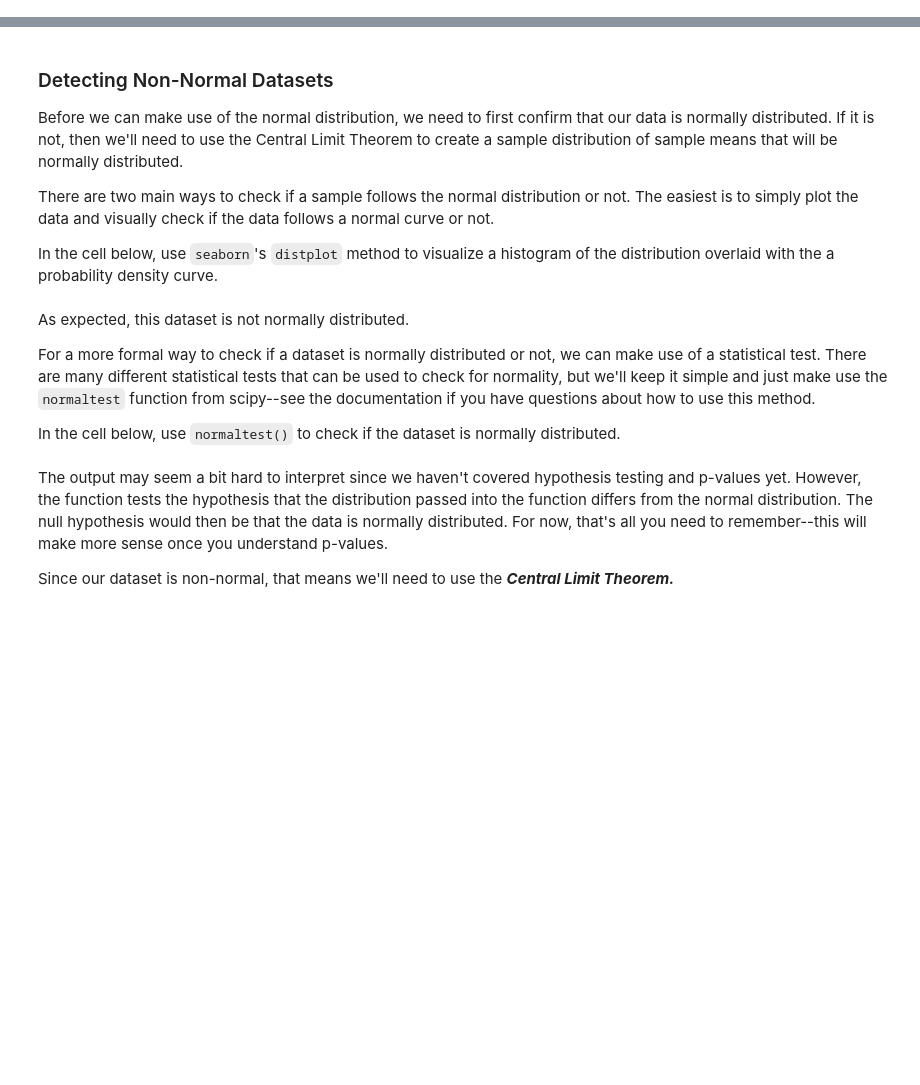
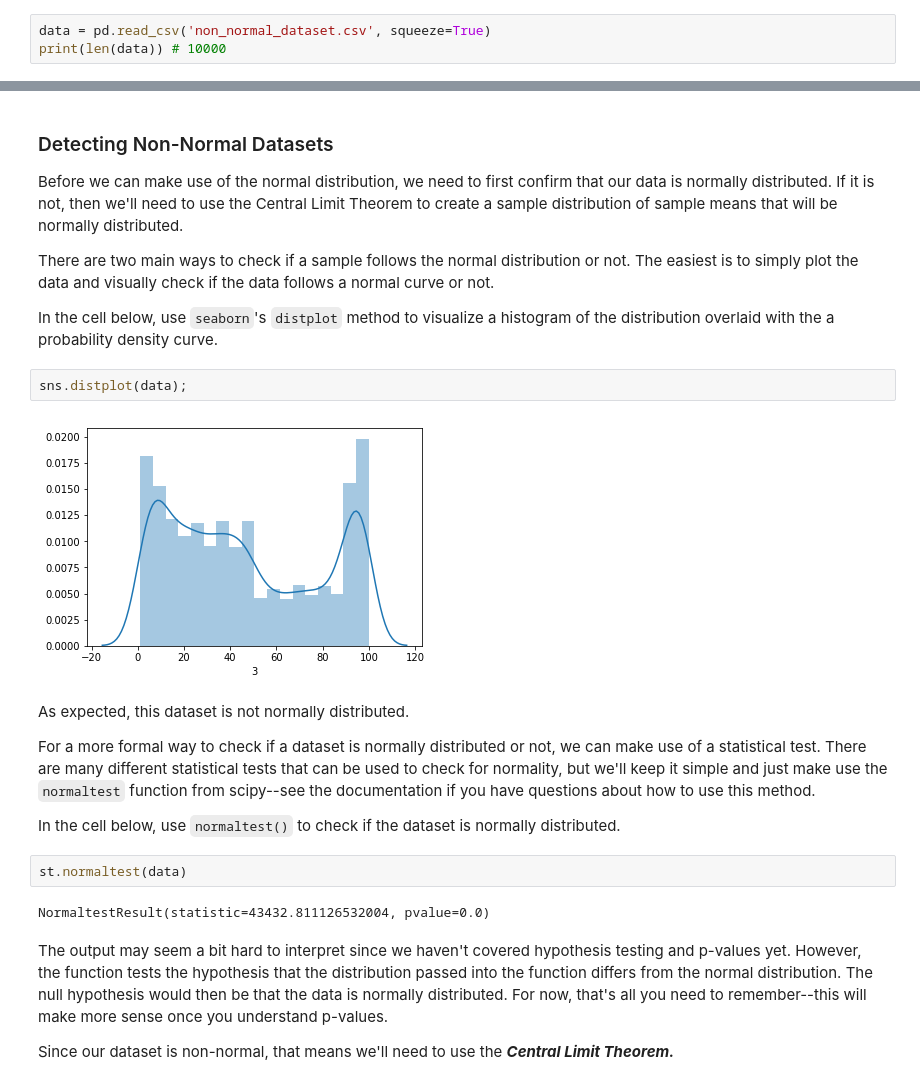
Before and after one commit to learn-co-curriculum/dsc-central-limit-theorem-lab, a Jupyter notebook: index.ipynb, the cells around one changed output, grey strips where cells are left out. Saved outputs shown, nothing was run; the diff lists cells and outputs as text; blank space fills up the shorter version.

```diff
--- a/index.ipynb
+++ b/index.ipynb
@@ -20,3 +20,6 @@ np.random.seed(0)
 Next, read in the dataset.  A dataset of 10,000 numbers is stored in `non_normal_dataset.csv`. Use pandas to read the data in to a series.
 
 **_Hint:_** Any of the `read_` methods in pandas will store 1-dimensional in a Series instead of a DataFrame if passed in the optimal parameter `squeeze=True`.
+# %%
+data = pd.read_csv('non_normal_dataset.csv', squeeze=True)
+print(len(data)) # 10000
@@ -28,12 +33,20 @@ Before we can make use of the normal distribution, we need to first confirm that
 There are two main ways to check if a sample follows the normal distribution or not.  The easiest is to simply plot the data and visually check if the data follows a normal curve or not.
 
 In the cell below, use `seaborn`'s `distplot` method to visualize a histogram of the distribution overlaid with the a probability density curve.
+# %%
+sns.distplot(data);
+# %% [output]
+[figure, added]
 # %% [markdown]
 As expected, this dataset is not normally distributed.
 
 For a more formal way to check if a dataset is normally distributed or not, we can make use of a statistical test.  There are many different statistical tests that can be used to check for normality, but we'll keep it simple and just make use the `normaltest` function from scipy--see the documentation if you have questions about how to use this method.
 
 In the cell below, use `normaltest()` to check if the dataset is normally distributed.
+# %%
+st.normaltest(data)
+# %% [output]
+NormaltestResult(statistic=43432.811126532004, pvalue=0.0)
 # %% [markdown]
 The output may seem a bit hard to interpret since we haven't covered hypothesis testing and p-values yet.  However, the function tests the hypothesis that the distribution passed into the function differs from the normal distribution.  The null hypothesis would then be that the data is normally distributed.  For now, that's all you need to remember--this will make more sense once you understand p-values.
 
```
Also changed, not shown: parts of 7 cells of this notebook, 6 other files.
